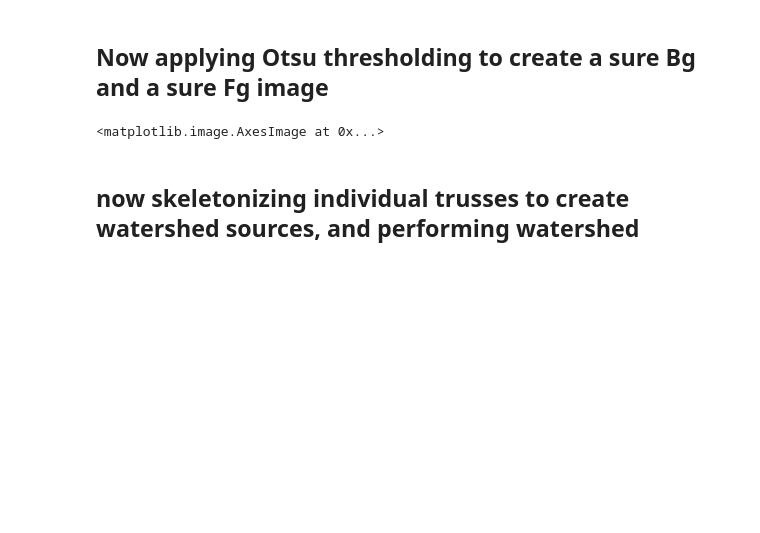
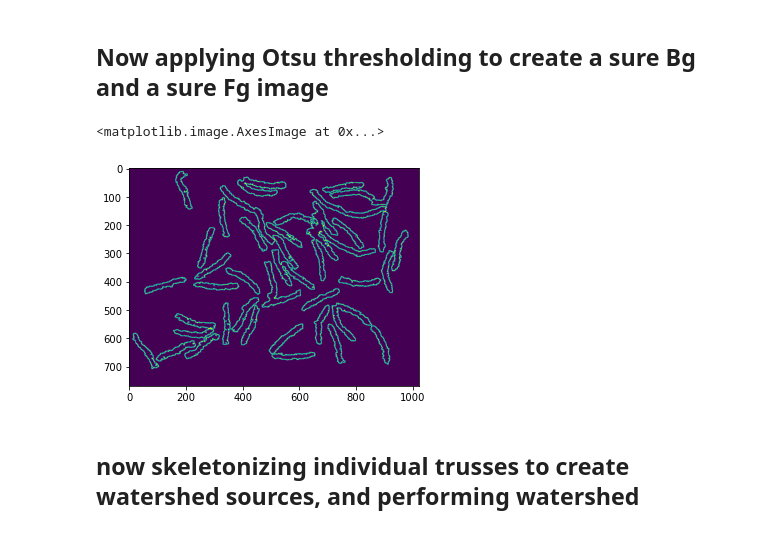
Before and after one commit to gshikhri/triangulated-truss-analysis, a Jupyter notebook: watershed_based_image_segmentation.ipynb, the cells around one changed output. Drawn from its saved outputs; the diff is of its cells as text; code cells hidden in the pictures; blank space fills up the shorter version.

```diff
--- a/watershed_based_image_segmentation.ipynb
+++ b/watershed_based_image_segmentation.ipynb
@@ -25,15 +27,16 @@ plt.imshow(truss_image)
 # %%
 threshold = filters.threshold_otsu(filters.median(truss_image, selem=np.ones(shape=(15, 15))))
 
 binary = (truss_image > threshold) # using '<' because the trusses have a lower intensity value
 morphed_binary = morphology.remove_small_holes(morphology.remove_small_objects(~binary, min_size=200), area_threshold=50)
 
 clear = segmentation.clear_border(morphed_binary)
 sure_bg = morphology.binary_dilation(clear, np.ones(shape=(5, 5)))
-sure_fg = morphology.binary_erosion(clear, np.ones(shape=(3, 3)))
-bg_fg = np.logical_and(sure_bg, ~sure_fg)
-plt.imshow(bg_fg)
+sure_fg = morphology.binary_erosion(clear, np.ones(shape=(1, 1)))
+islands = np.logical_and(sure_bg, ~sure_fg)
+plt.imshow(islands)
 # %% [output]
 <matplotlib.image.AxesImage at 0x...>
+[figure, added]
 # %% [markdown]
 ## now skeletonizing individual trusses to create watershed sources, and performing watershed
```
Also changed, not shown: parts of 8 cells of this notebook.
